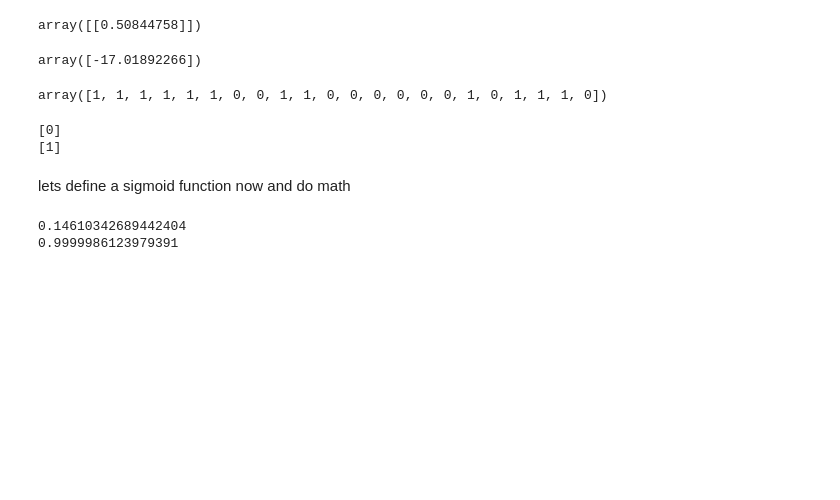
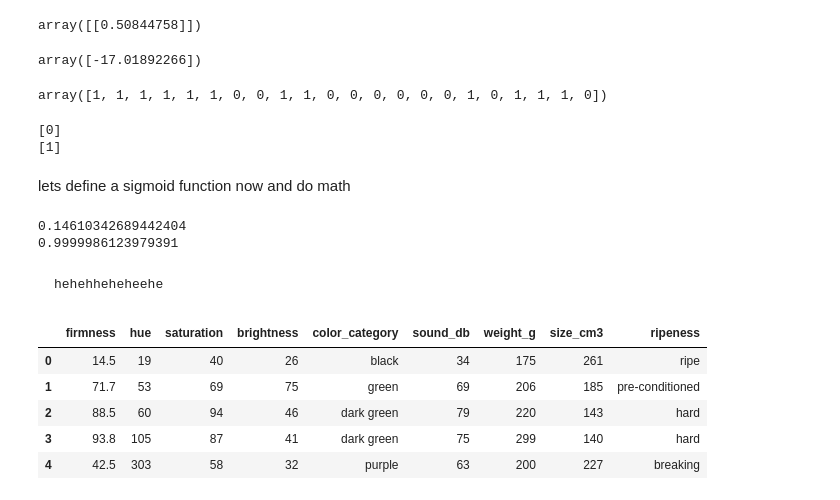
Before and after one commit to komal-15-05/ML, a Jupyter notebook: logistic model/logicstic.ipynb, the cells around one changed output. Saved outputs shown, nothing was run; the diff lists cells and outputs as text; code cells hidden in the pictures; blank space fills up the shorter version.

```diff
--- a/logistic model/logicstic.ipynb
+++ b/logistic model/logicstic.ipynb
@@ -141,3 +141,16 @@ print(prediction_function(60))
 # %% [output]
 0.14610342689442404
 0.9999986123979391
+# %% [markdown]
+    hehehheheheehe
+# %%
+# lets make a logistic regression model using sklearn's LogisticRegressionz of logistic model/avocado_ripeness_dataset.csv
+df = pd.read_csv("avocado_ripeness_dataset.csv")
+df.head()
+# %% [output]
+|  | firmness | hue | saturation | brightness | color_category | sound_db | weight_g | size_cm3 | ripeness |
+| 0 | 14.5 | 19 | 40 | 26 | black | 34 | 175 | 261 | ripe |
+| 1 | 71.7 | 53 | 69 | 75 | green | 69 | 206 | 185 | pre-conditioned |
+| 2 | 88.5 | 60 | 94 | 46 | dark green | 79 | 220 | 143 | hard |
+| 3 | 93.8 | 105 | 87 | 41 | dark green | 75 | 299 | 140 | hard |
+| 4 | 42.5 | 303 | 58 | 32 | purple | 63 | 200 | 227 | breaking |
```
Also changed, not shown: parts of 8 cells of this notebook, 1 other file.
